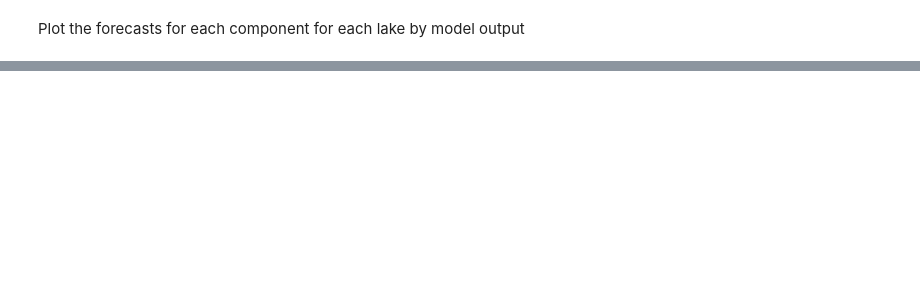
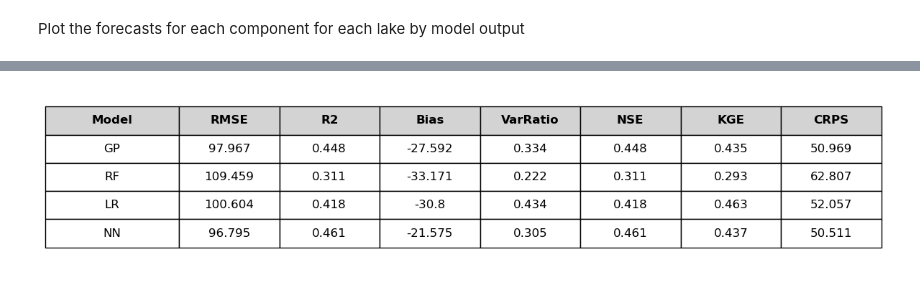
Before and after one commit to great-lakes-ai-lab/cnbs-predictor, a Jupyter notebook: notebooks/verification/cnbs_predictor_verification.ipynb, the cells around one changed output, grey strips where cells are left out. Drawn from its saved outputs; the diff is of its cells as text; code cells hidden in the pictures; blank space fills up the shorter version.

```diff
--- a/notebooks/verification/cnbs_predictor_verification.ipynb
+++ b/notebooks/verification/cnbs_predictor_verification.ipynb
@@ -517,0 +443,29 @@ print(all_skill)
+# %%
+# Ensure sorting by year and month within each cfs_run
+df_sorted = df_combined_all.sort_values(by=['model', 'cfs_run', 'year', 'month'])
+
+# Group by 'cfs_run' and take the first 6 rows per group
+df_first6 = df_sorted.groupby(['model', 'cfs_run']).head(6).reset_index(drop=True)
+# %%
+# Calculate skill for just NBS
+
+# variables
+components = ['nbs']   # or ['precipitation', 'evaporation', 'runoff']
+lakes = ['superior', 'michigan-huron', 'erie', 'ontario']
+var_list = [f"{lake}_{comp}" for lake in lakes for comp in components]
+
+# Calculate skill for each model
+models = ['GP', 'RF', 'LR', 'NN']
+results = []
+
+for m in models:
+    skill = calculate_ensemble_skill(df_first6, var_list, m, date_col='year_month')
+    results.append(skill)
+
+# Convert to DataFrame for pretty display
+results_df = pd.DataFrame(results)
+
+# Plot
+plot_styled_table(results_df)
+# %% [output]
+[figure, added]
```
Also changed, not shown: parts of 26 cells of this notebook, 12 other files.
